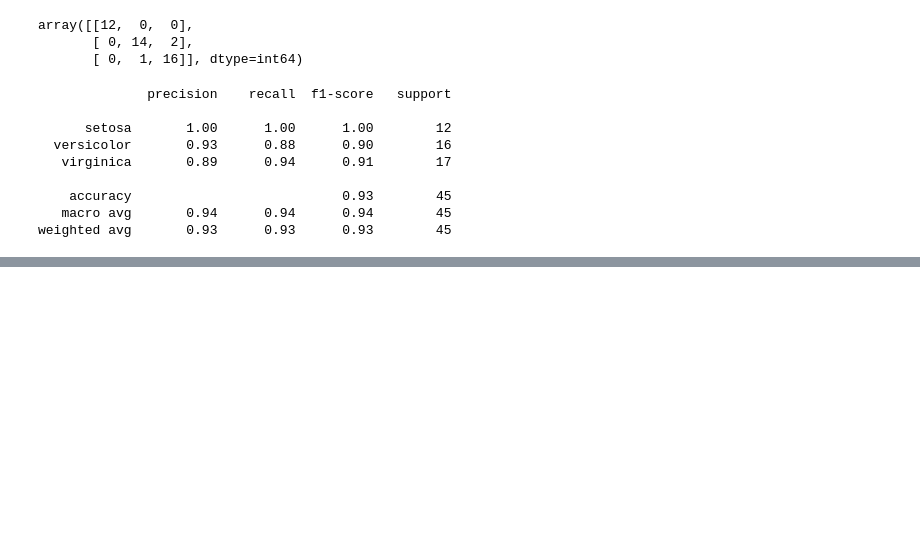
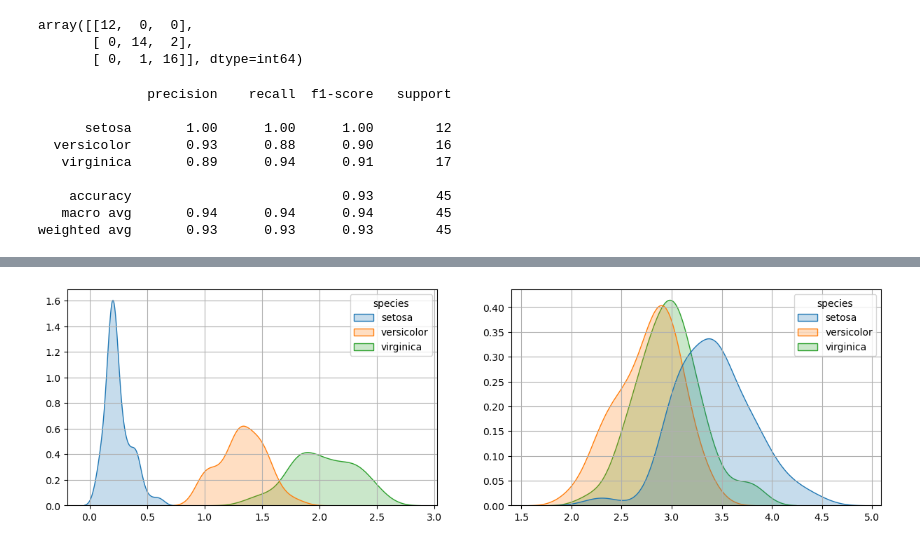
Before and after one commit to kusin/bahan-ajar-ML, a Jupyter notebook: section 5 - classification/Test.ipynb, the cells around one changed output, grey strips where cells are left out. Cells and saved outputs as stored; diff of their text form; code cells hidden in the pictures; blank space fills up the shorter version.

```diff
--- a/section 5 - classification/Test.ipynb
+++ b/section 5 - classification/Test.ipynb
@@ -210,0 +247,22 @@ weighted avg       0.93      0.93      0.93        45
+# %%
+# membuat frame
+fig, ax = plt.subplots(nrows=1, ncols=2, figsize=(15,4))
+
+# kdeplot
+sns.kdeplot(data=dataset, x="petal_width", hue="species", fill=True, ax=ax[0])
+ax[0].set_title("", fontsize=14)
+ax[0].set_xlabel("", fontsize=12)
+ax[0].set_ylabel("", fontsize=12)
+ax[0].grid(True)
+
+# kdeplot
+sns.kdeplot(data=dataset, x="sepal_width", hue="species", fill=True, ax=ax[1])
+ax[1].set_title("", fontsize=14)
+ax[1].set_xlabel("", fontsize=12)
+ax[1].set_ylabel("", fontsize=12)
+ax[1].grid(True)
+
+# menampilkan plot
+plt.show()
+# %% [output]
+[figure, added]
```
Also changed, not shown: parts of 5 cells of this notebook, 2 other files.
